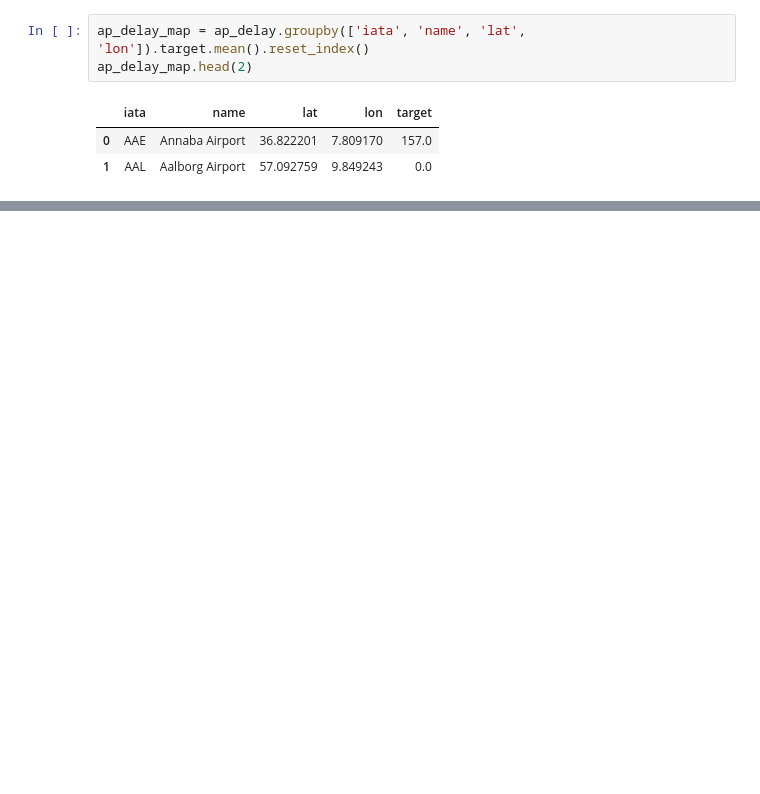
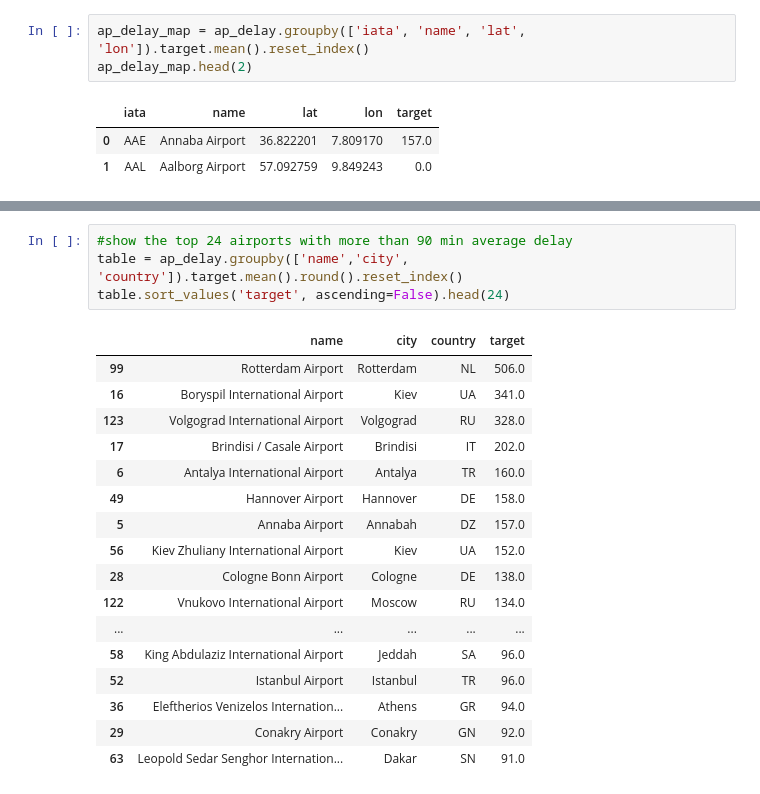
Before and after one commit to janb89/groupwork2, a Jupyter notebook: EDA_Tamara.ipynb, the cells around one changed output, grey strips where cells are left out. Drawn from its saved outputs; the diff is of its cells as text; blank space fills up the shorter version.

```diff
--- a/EDA_Tamara.ipynb
+++ b/EDA_Tamara.ipynb
@@ -602,0 +662,22 @@ airport_map
+# %%
+#show the top 24 airports with more than 90 min average delay
+table = ap_delay.groupby(['name','city', 'country']).target.mean().round().reset_index()
+table.sort_values('target', ascending=False).head(24)
+# %% [output]
+|  | name | city | country | target |
+| 99 | Rotterdam Airport | Rotterdam | NL | 506.0 |
+| 16 | Boryspil International Airport | Kiev | UA | 341.0 |
+| 123 | Volgograd International Airport | Volgograd | RU | 328.0 |
+| 17 | Brindisi / Casale Airport | Brindisi | IT | 202.0 |
+| 6 | Antalya International Airport | Antalya | TR | 160.0 |
+| 49 | Hannover Airport | Hannover | DE | 158.0 |
+| 5 | Annaba Airport | Annabah | DZ | 157.0 |
+| 56 | Kiev Zhuliany International Airport | Kiev | UA | 152.0 |
+| 28 | Cologne Bonn Airport | Cologne | DE | 138.0 |
+| 122 | Vnukovo International Airport | Moscow | RU | 134.0 |
+| ... | ... | ... | ... | ... |
+| 58 | King Abdulaziz International Airport | Jeddah | SA | 96.0 |
+| 52 | Istanbul Airport | Istanbul | TR | 96.0 |
+| 36 | Eleftherios Venizelos Internation... | Athens | GR | 94.0 |
+| 29 | Conakry Airport | Conakry | GN | 92.0 |
+| 63 | Leopold Sedar Senghor Internation... | Dakar | SN | 91.0 |
```
Also changed, not shown: parts of 3 cells of this notebook.
